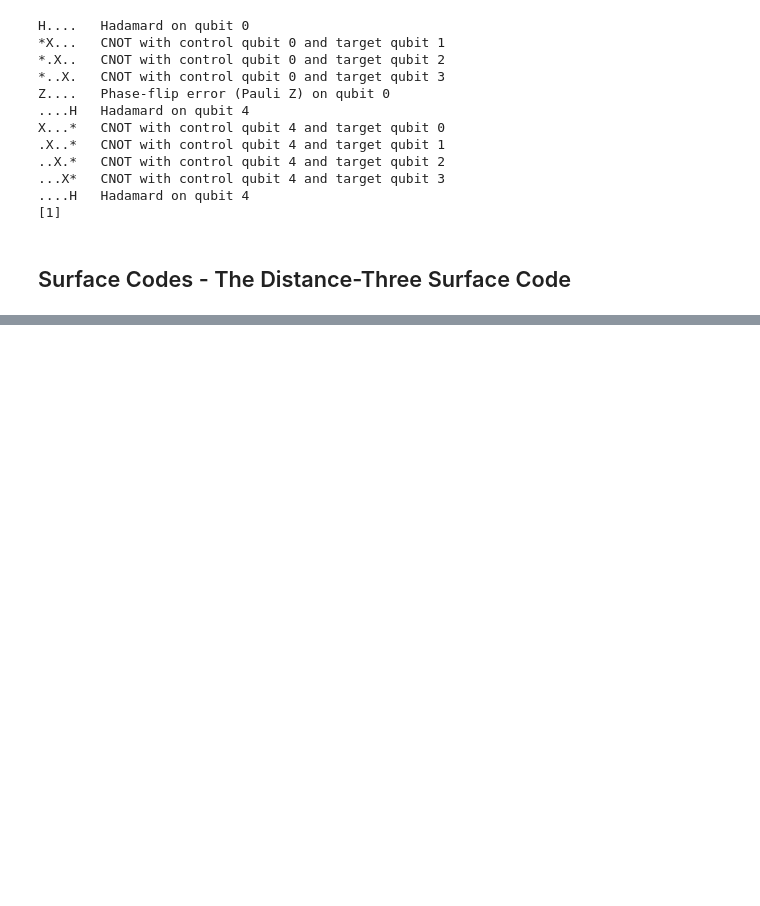
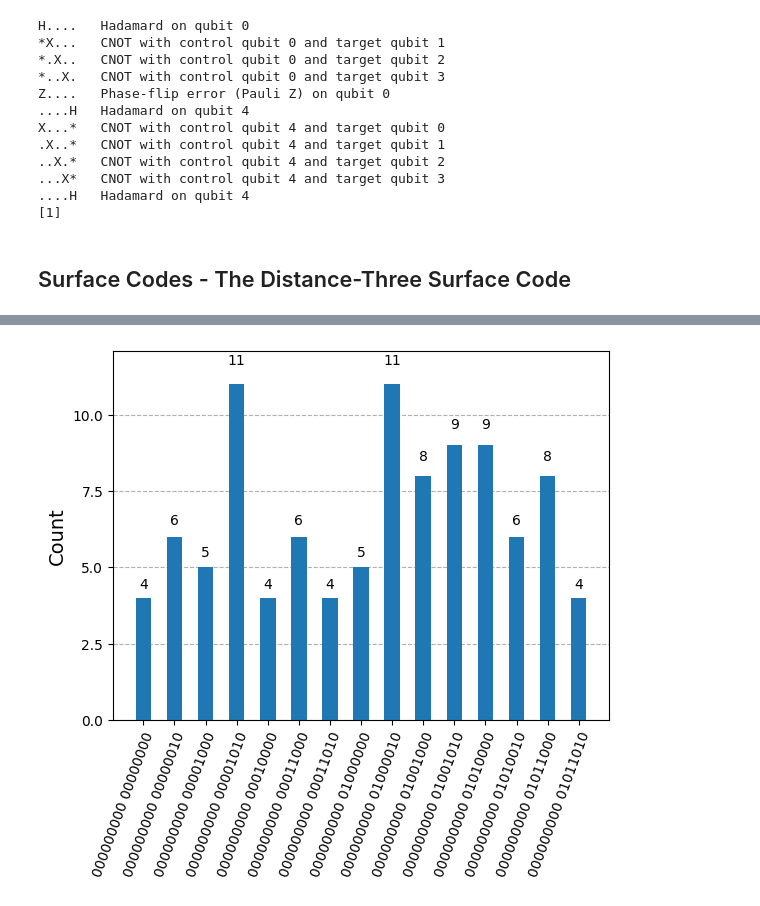
Before and after one commit to Mitch36/QuantumSim-QEC, a Jupyter notebook: QuantumSimSurfaceCodes.ipynb, the cells around one changed output, grey strips where cells are left out. Drawn from its saved outputs; the diff is of its cells as text; code cells hidden in the pictures; blank space fills up the shorter version.

Commit message:
Added working version of the surface code delft

```diff
--- a/QuantumSimSurfaceCodes.ipynb
+++ b/QuantumSimSurfaceCodes.ipynb
@@ -193,0 +135,26 @@ plot_histogram(counts)
+# %%
+from qiskit import QuantumCircuit
+from qiskit.transpiler.preset_passmanagers import generate_preset_pass_manager
+
+from qiskit.providers.basic_provider import BasicSimulator
+from qiskit.visualization import plot_histogram
+from SurfaceCodeQiskit import SurfaceCode
+
+surfaceCode = SurfaceCode()
+
+surfaceCode.add_encoder_circuit()
+
+surfaceCode.qc.x(8)
+# surfaceCode.qc.z(8)
+
+surfaceCode.add_first_cycle_circuit()
+surfaceCode.add_second_cycle_circuit()
+surfaceCode.add_third_cycle_circuit()
+surfaceCode.add_fourth_cycle_circuit()
+
+backend = BasicSimulator()
+result = backend.run(surfaceCode.qc, shots=100).result()
+counts = result.get_counts()
+plot_histogram(counts)
+# %% [output]
+[figure, added]
```
Also changed, not shown: parts of 5 cells of this notebook, 4 other files.
